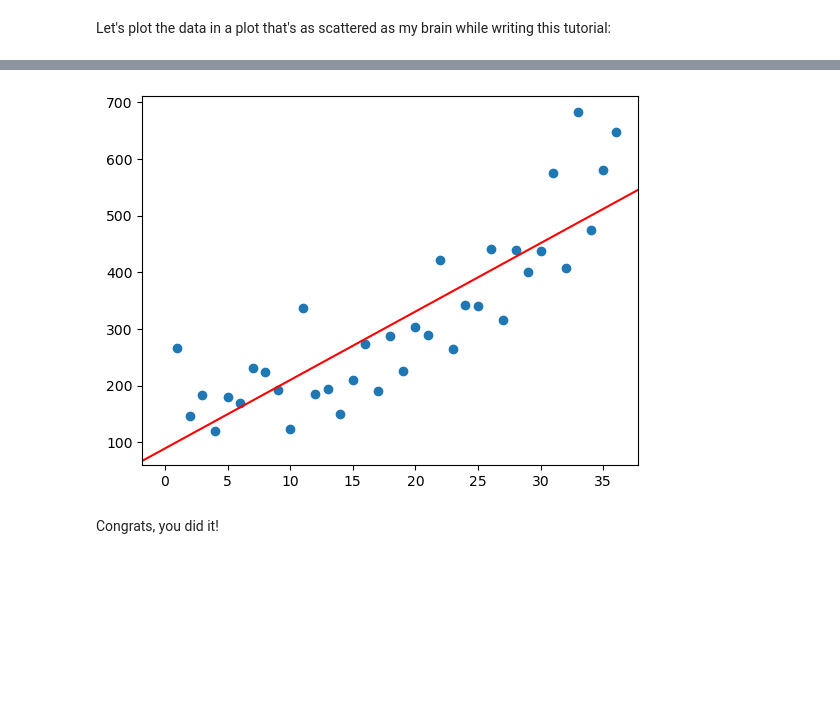
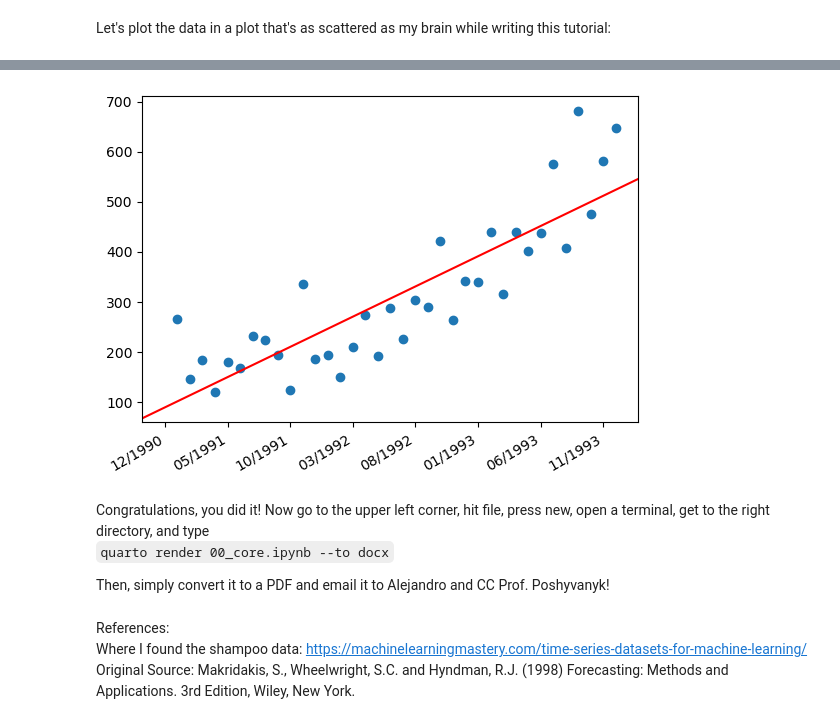
Before and after one commit to smendozatoledo/HW7, a Jupyter notebook: nbs/00_core.ipynb, the cells around one changed output, grey strips where cells are left out. Cells and saved outputs as stored; diff of their text form; code cells hidden in the pictures; blank space fills up the shorter version.

```diff
--- a/nbs/00_core.ipynb
+++ b/nbs/00_core.ipynb
@@ -12,7 +12,8 @@ import datetime as dt
 with open("shampoo.csv", "r") as shamwow:
     data = list(csv.reader(shamwow))[1:]
 
-sales = [float(point[1]) for point in data]
+# Convert the sales into a float
+sales = [?????(point[1]) for point in data]
 dates = [dt.datetime.strptime("199" + point[0],'%Y-%m').date() for point in data]
 
 print(sales[0:5])
@@ -45,5 +48,6 @@ for date in dates:
     numeric_months.append(counter)
     counter += 1
 
-linear_regression = np.polyfit(numeric_months, sales, 1)
+# Linear regression using a polynomial of a certain degree
+linear_regression = np.polyfit(numeric_months, sales, ?)
 # %% [markdown]
@@ -51,10 +55,29 @@ Remember like 5 years ago when you learned about slope-intercept form? Y'know, y
-# %%
-m, b = linear_regression
-
-# Plot with X-axis as dates
-points = plt.scatter(numeric_months, sales)
-line = plt.axline((0, b), slope=m, color="red")
-# %% [output]
-[figure, removed]
-# %% [markdown]
-Congrats, you did it!
+# %%
+import matplotlib.ticker as ticker
+
+m, b = linear_regression
+
+# Replicate the same formatting as the dates
+formatted_dates = [date.strftime('%m/%Y') for date in dates]
+formatted_dates.insert(0, "12/1990")
+ticks = [0] + numeric_months
+
+# Plot with X-axis as dates
+plt.gca().set_xticks(ticks, formatted_dates)
+plt.gcf().autofmt_xdate()
+plt.gca().xaxis.set_major_locator(ticker.MultipleLocator(5))
+points = plt.scatter(numeric_months, sales)
+
+# One of them is the Y-intercept, and one of them is slope
+line = plt.axline((0, ?), slope=?, color="red")
+# %% [output]
+[figure, added]
+# %% [markdown]
+Congratulations, you did it! Now go to the upper left corner, hit file, press new, open a terminal, get to the right directory, and type
+`quarto render 00_core.ipynb --to docx`
+
+Then, simply convert it to a PDF and email it to Alejandro and CC Prof. Poshyvanyk!
+# %% [markdown]
+References:
+Where I found the shampoo data: https://machinelearningmastery.com/time-series-datasets-for-machine-learning/
+Original Source: Makridakis, S., Wheelwright, S.C. and Hyndman, R.J. (1998) Forecasting: Methods and Applications. 3rd Edition, Wiley, New York.
```
Also changed, not shown: parts of 4 cells of this notebook, 3 other files.
